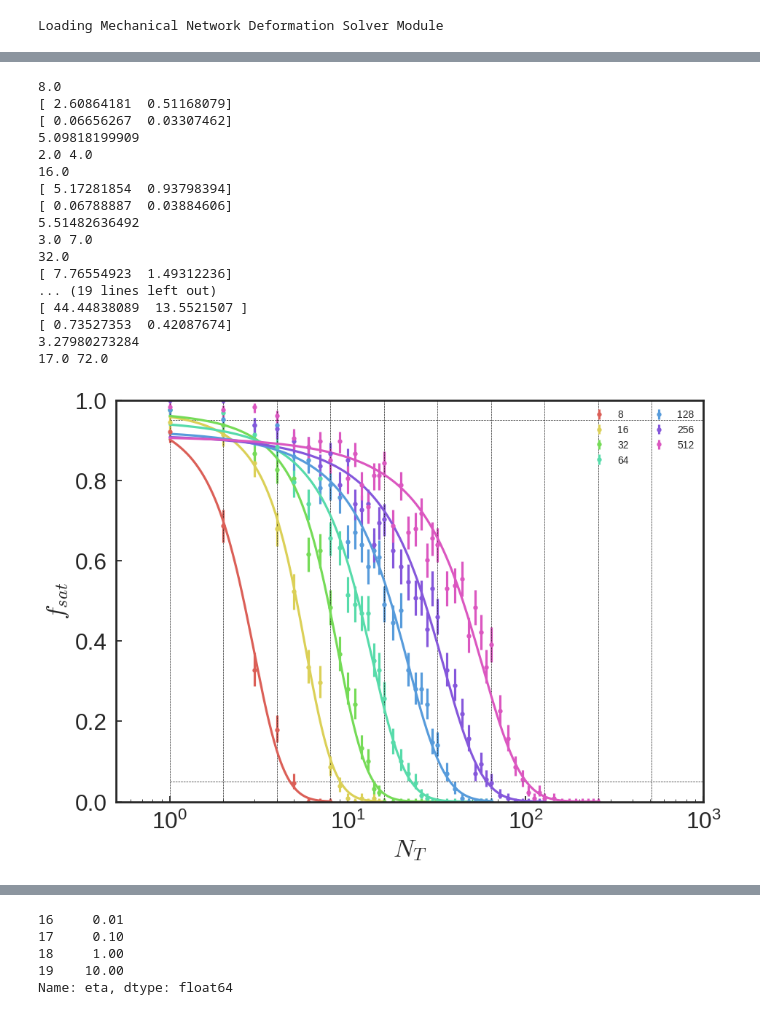
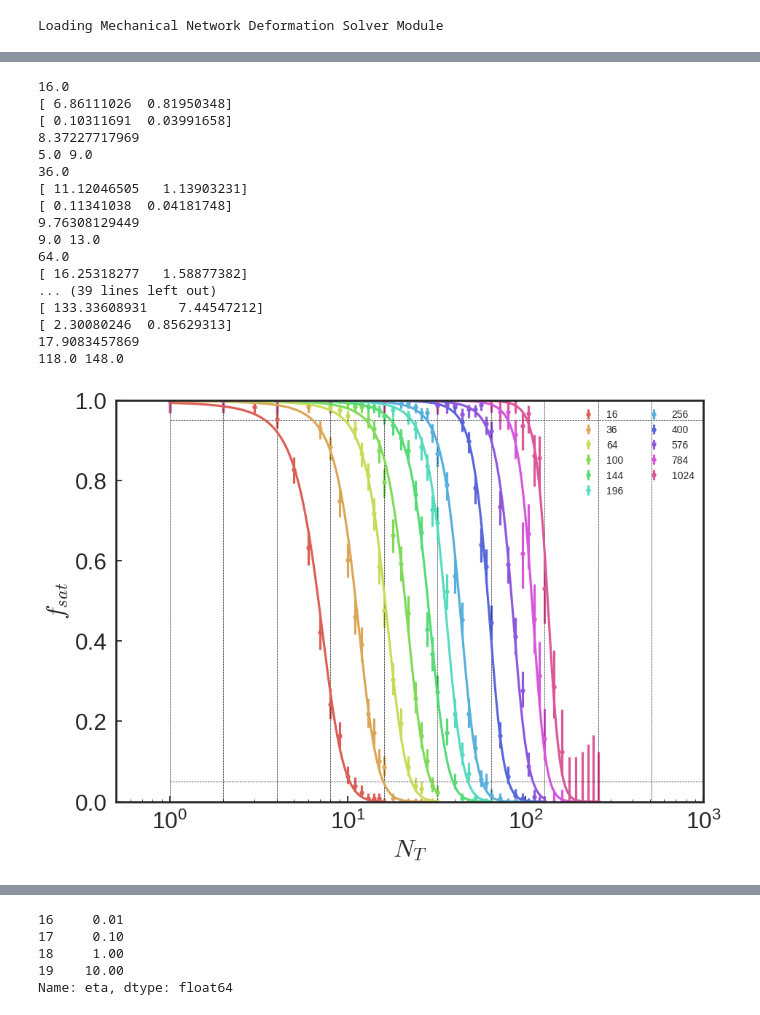
Before and after one commit to jrocks/lib_network_tuning, a Jupyter notebook: notebooks/tuning_disc_phase_space.ipynb, the cells around one changed output, grey strips where cells are left out. Drawn from its saved outputs; the diff is of its cells as text; code cells hidden in the pictures.

```diff
--- a/notebooks/tuning_disc_phase_space.ipynb
+++ b/notebooks/tuning_disc_phase_space.ipynb
@@ -79,8 +80,6 @@ t0 = time.time()
 # name = "tune_disc_2D_edge_triangular"
 
 
-
-
 #global shear source
 # name = "tune_disc_2D_global_shear"
 
@@ -89,15 +88,22 @@ t0 = time.time()
 
 
 
-
-
-
 #testing data
 
 
 
 #single slice of edge source phase space with more system sizes
-name = "tune_disc_2D_edge_slice"
+# name = "tune_disc_2D_edge_slice"
+
+
+
+
+
+
+
+#experiments
+name =  "tune_disc_2D_global_fixDZ_0"
+# name =  "tune_disc_1D_global_fixDZ_0"
 
 
 # os.remove(directory+"tune_lin_db.bin.dat")
@@ -145,6 +151,7 @@ if len(files) > 0:
         else:
             del_list.append(fn)
 
+
     #     shutil.move(directory + fn, directory + "data/" + fn)
 
     print "Final size of database:", len(db)
@@ -261,7 +268,8 @@ for i, fn in enumerate(files):
     feasible_func = None
 
     max_error = data['max_error']
-    min_eval = data['min_eval']
+#     min_eval = data['min_eval']
+    min_eval=1.0
     condition = data['condition']
     obj_error = data['obj_err']
 
@@ -545,19 +554,7 @@ for (Lp ,eta), group0 in df_agg.groupby(['Lp', 'eta']):
 
 
         avg, std, skew = mcError(NT, fsat, count, func, [15.0, 10.0],
-                                 dist="binomial", bounds=[(1, 300), (1e-2, 100)], plot=False, nresample=32)
-
-
-#         spl = spi.UnivariateSpline(NT, fsat, s=0, ext=0)
-
-#         xs = np.arange(np.min(NT), np.max(NT), 0.1)
-#         ax1.plot(xs, spl(xs), color=color)
-
-#         rfunc = lambda x: 0.5 - spl(x)
-#         x0 = spo.brentq(rfunc, avg[0]-avg[1], avg[0]+avg[1])
-
-#         print x0, avg[0]
-#         avg[0] = x0
+                                 dist="binomial", bounds=[(1, 300), (1e-2, 100)], plot=False, nresample=100)
 
         print NN
         print avg
@@ -575,47 +572,47 @@ for (Lp ,eta), group0 in df_agg.groupby(['Lp', 'eta']):
 
 
         row = pd.Series({'NN': NN, 'Lp': Lp, 'eta': eta, 'NE': NE, 'NTc': avg[0], 'NTc_err': std[0],
                          'width': avg[1], 'width_err': std[1]})
 
 
         df_fsat = df_fsat.append(row, ignore_index=True)
 
 
     for i in range(0, 11):
         ax1.vlines(2**i, 0, 1.0, color='k', linestyle='dashed', linewidth=0.5)
 
 
     ax1.hlines([0.05, 0.95], 1e0, 1e3, color='k', linestyle='dashed', linewidth=0.5)
 
     ax1.legend(loc="upper right", ncol=2, prop={'size':10})
     ax1.set_xlabel(r'$N_T$')
     ax1.set_ylabel(r'$f_{sat}$')
     ax1.set_xlim(0.5e0, 1e3)
     ax1.set_xscale('log')
     ax1.set_ylim(0,1)
 
 #     ax1.set_title(r'$\log(p)={0:.1f}, \Delta={1:.1E}$'.format(Lp, eta))
 
     # plt.savefig("prob_success_err.png")
     # plt.savefig("fsat_slice_2D.eps")
 
     plt.show()
 # %% [output]
-8.0
-[ 2.60864181  0.51168079]
-[ 0.06656267  0.03307462]
-5.09818199909
-2.0 4.0
 16.0
-[ 5.17281854  0.93798394]
-[ 0.06788887  0.03884606]
-5.51482636492
-3.0 7.0
-32.0
-[ 7.76554923  1.49312236]
-... (19 lines left out)
-[ 44.44838089  13.5521507 ]
-[ 0.73527353  0.42087674]
-3.27980273284
-17.0 72.0
+[ 6.86111026  0.81950348]
+[ 0.10311691  0.03991658]
+8.37227717969
+5.0 9.0
+36.0
+[ 11.12046505   1.13903231]
+[ 0.11341038  0.04181748]
+9.76308129449
+9.0 13.0
+64.0
+[ 16.25318277   1.58877382]
+... (39 lines left out)
+[ 133.33608931    7.44547212]
+[ 2.30080246  0.85629313]
+17.9083457869
+118.0 148.0
-[figure, old version]
+[figure, new version]
```
Also changed, not shown: parts of 11 cells of this notebook, 18 other files.
